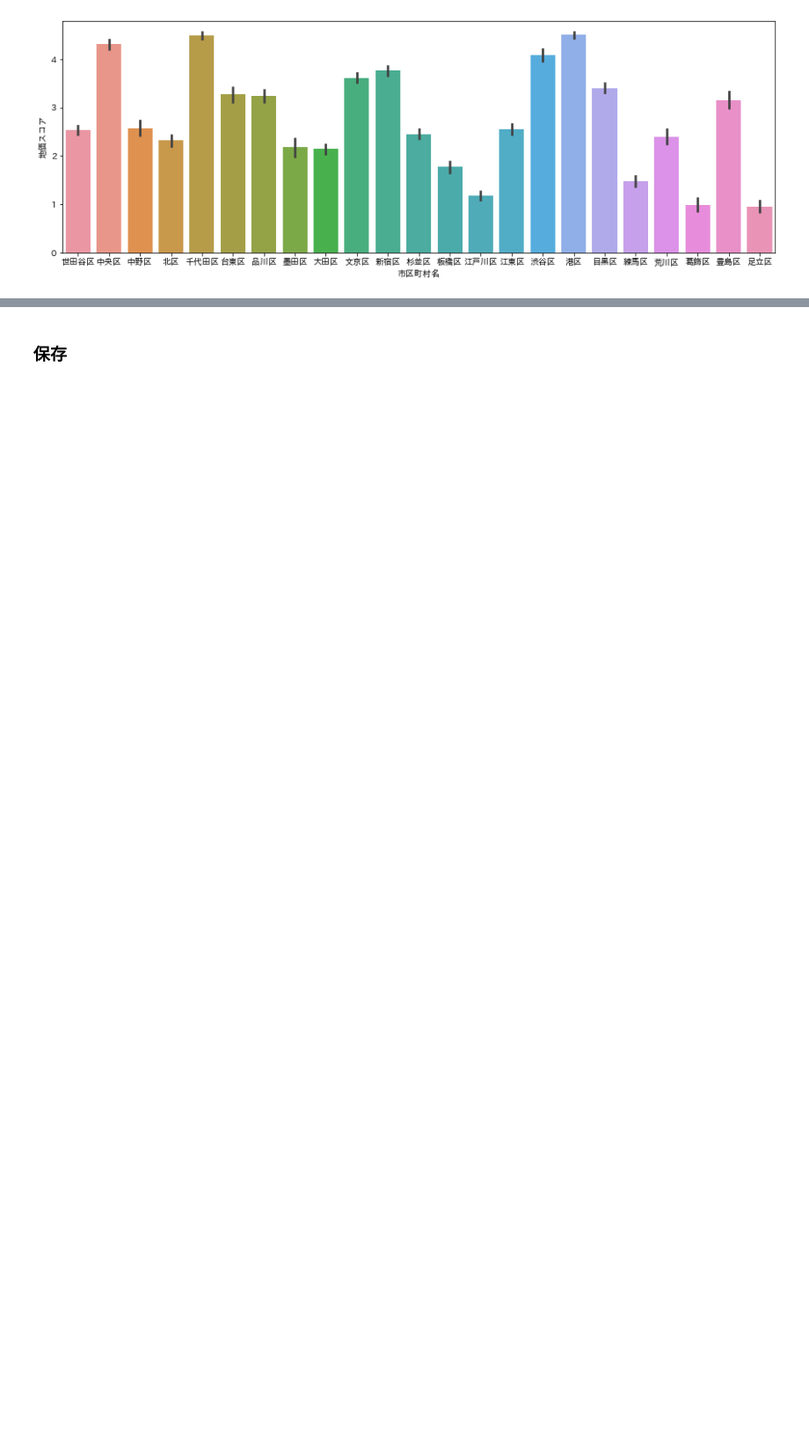
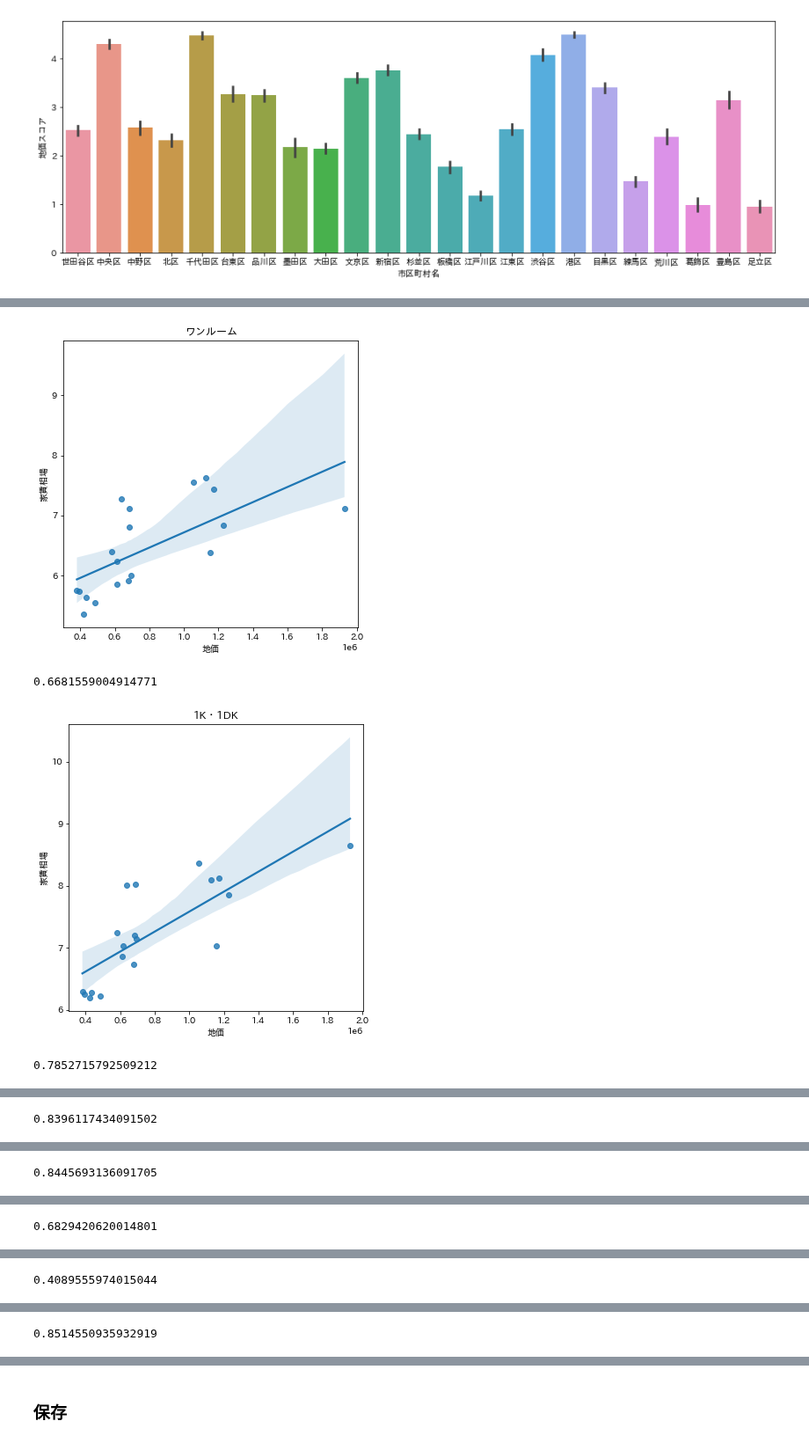
Before and after one commit to z-guard/analysis, a Jupyter notebook: notebooks/land_price_score.ipynb, the cells around one changed output, grey strips where cells are left out. Shown at 88% size. Drawn from its saved outputs; the diff is of its cells as text; code cells hidden in the pictures; blank space fills up the shorter version.

```diff
--- a/notebooks/land_price_score.ipynb
+++ b/notebooks/land_price_score.ipynb
@@ -201,0 +245,22 @@ plt.show()
+# %%
+df_merge_price = pd.merge(
+    df_rest_stack.rename(columns={'地域': '市区町村名'}),
+    df_score.groupby('市区町村名')['地価'].mean().reset_index(),
+    on='市区町村名', how='left'
+)
+# %%
+# 極端に家賃が高い４区を除いて線形回帰
+df_price_extract = df_merge_price[~df_merge_price['市区町村名'].isin(['千代田区', '港区', '中央区', '渋谷区'])]
+# %%
+for room_type in list(df_price_extract['部屋タイプ'].unique()):
+    _tmp = df_price_extract[df_price_extract['部屋タイプ'] == room_type]
+    plt.figure(figsize=(6, 6))
+    sns.regplot(x='地価', y='家賃相場', data=_tmp)
+    plt.title(room_type)
+    plt.show()
+    print(np.corrcoef(_tmp['地価'], _tmp['家賃相場'])[0, 1])
+# %% [output]
+[figure, added]
+0.6681559004914771
+[figure, added]
+0.7852715792509212
@@ -201,0 +268 @@ plt.show()
+0.8396117434091502
@@ -201,0 +270 @@ plt.show()
+0.8445693136091705
@@ -201,0 +272 @@ plt.show()
+0.6829420620014801
@@ -201,0 +274 @@ plt.show()
+0.4089555974015044
@@ -201,0 +276 @@ plt.show()
+0.8514550935932919
```
Also changed, not shown: parts of 22 cells of this notebook.
